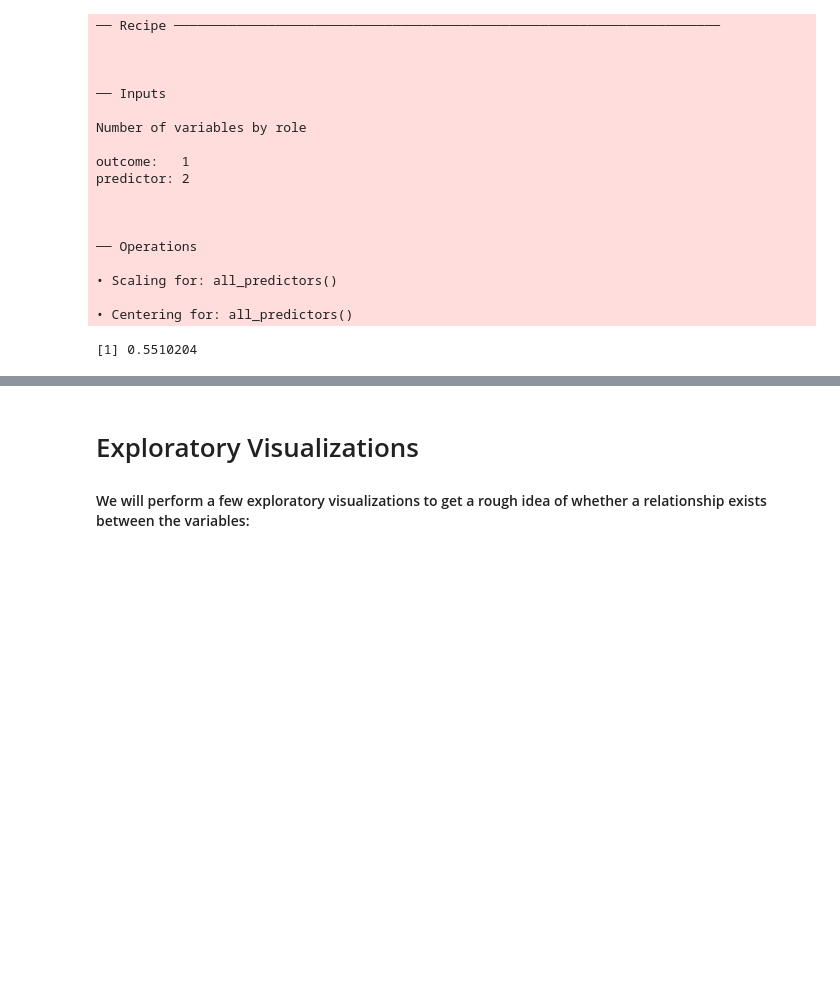
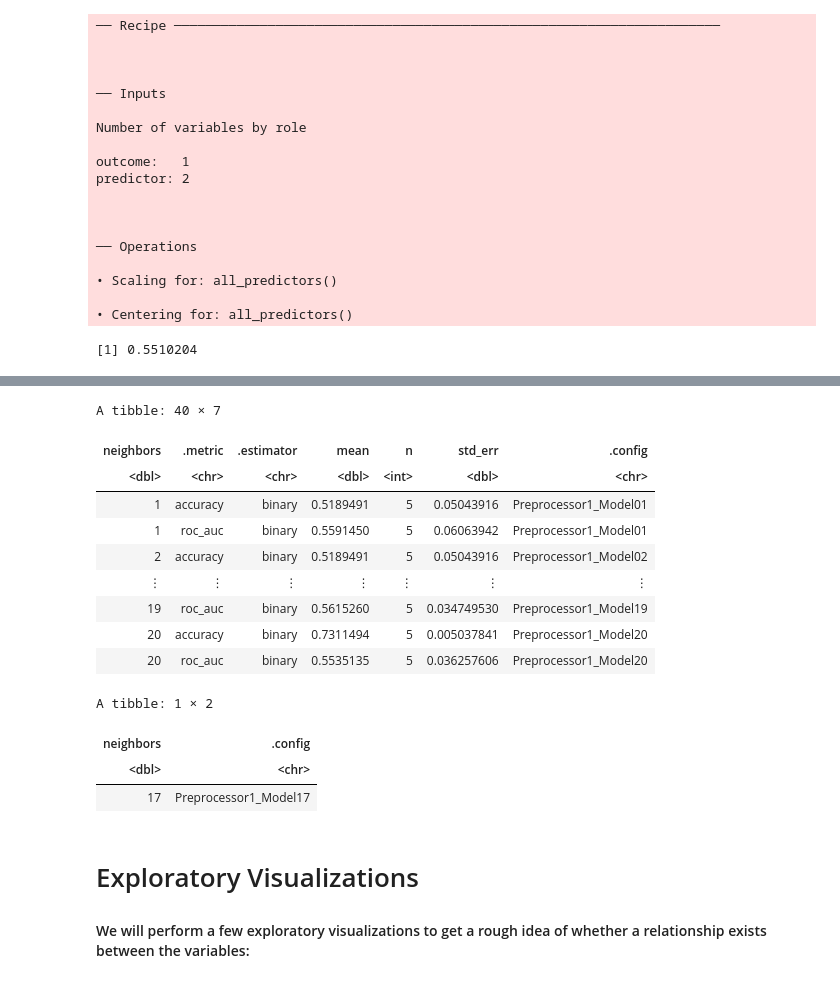
Before and after one commit to zchen189/Group-Project, a Jupyter notebook: data/Group_Project.ipynb, the cells around one changed output, grey strips where cells are left out. Saved outputs shown, nothing was run; the diff lists cells and outputs as text; code cells hidden in the pictures; blank space fills up the shorter version.

```diff
--- a/data/Group_Project.ipynb
+++ b/data/Group_Project.ipynb
@@ -380,3 +380,27 @@ predictor: 2
 
 • Centering for: all_predictors()
 [1] 0.5510204
+# %%
+knn_spec_tune <- nearest_neighbor(weight_func = "rectangular",
+                                  neighbors = tune()) |>
+set_engine("kknn") |>
+set_mode("classification")
+
+knn_wf <- workflow() |>
+add_recipe(players_recipe) |>
+add_model(knn_spec_tune)
+
+players_folds <- vfold_cv(train_set, v = 5, strata = subscribe)
+
+k_vals <- tibble(neighbors = seq(from = 1, to = 20, by = 1))
+
+knn_results <- knn_wf |>
+tune_grid(resamples = players_folds,
+         grid = k_vals,
+         metrices = metric_set(accuracy))
+
+knn_results |> collect_metrics()
+
+best_k <- knn_results |> select_best("accuracy")
+best_k
+# %% [output]
@@ -383,3 +409,17 @@ predictor: 2
+A tibble: 40 × 7
+| neighbors | .metric | .estimator | mean | n | std_err | .config |
+| <dbl> | <chr> | <chr> | <dbl> | <int> | <dbl> | <chr> |
+| 1 | accuracy | binary | 0.5189491 | 5 | 0.05043916 | Preprocessor1_Model01 |
+| 1 | roc_auc | binary | 0.5591450 | 5 | 0.06063942 | Preprocessor1_Model01 |
+| 2 | accuracy | binary | 0.5189491 | 5 | 0.05043916 | Preprocessor1_Model02 |
+| ⋮ | ⋮ | ⋮ | ⋮ | ⋮ | ⋮ | ⋮ |
+| 19 | roc_auc | binary | 0.5615260 | 5 | 0.034749530 | Preprocessor1_Model19 |
+| 20 | accuracy | binary | 0.7311494 | 5 | 0.005037841 | Preprocessor1_Model20 |
+| 20 | roc_auc | binary | 0.5535135 | 5 | 0.036257606 | Preprocessor1_Model20 |
+A tibble: 1 × 2
+| neighbors | .config |
+| <dbl> | <chr> |
+| 17 | Preprocessor1_Model17 |
 # %% [markdown]
 # Exploratory Visualizations
 
```
Also changed, not shown: parts of 1 cell of this notebook.
